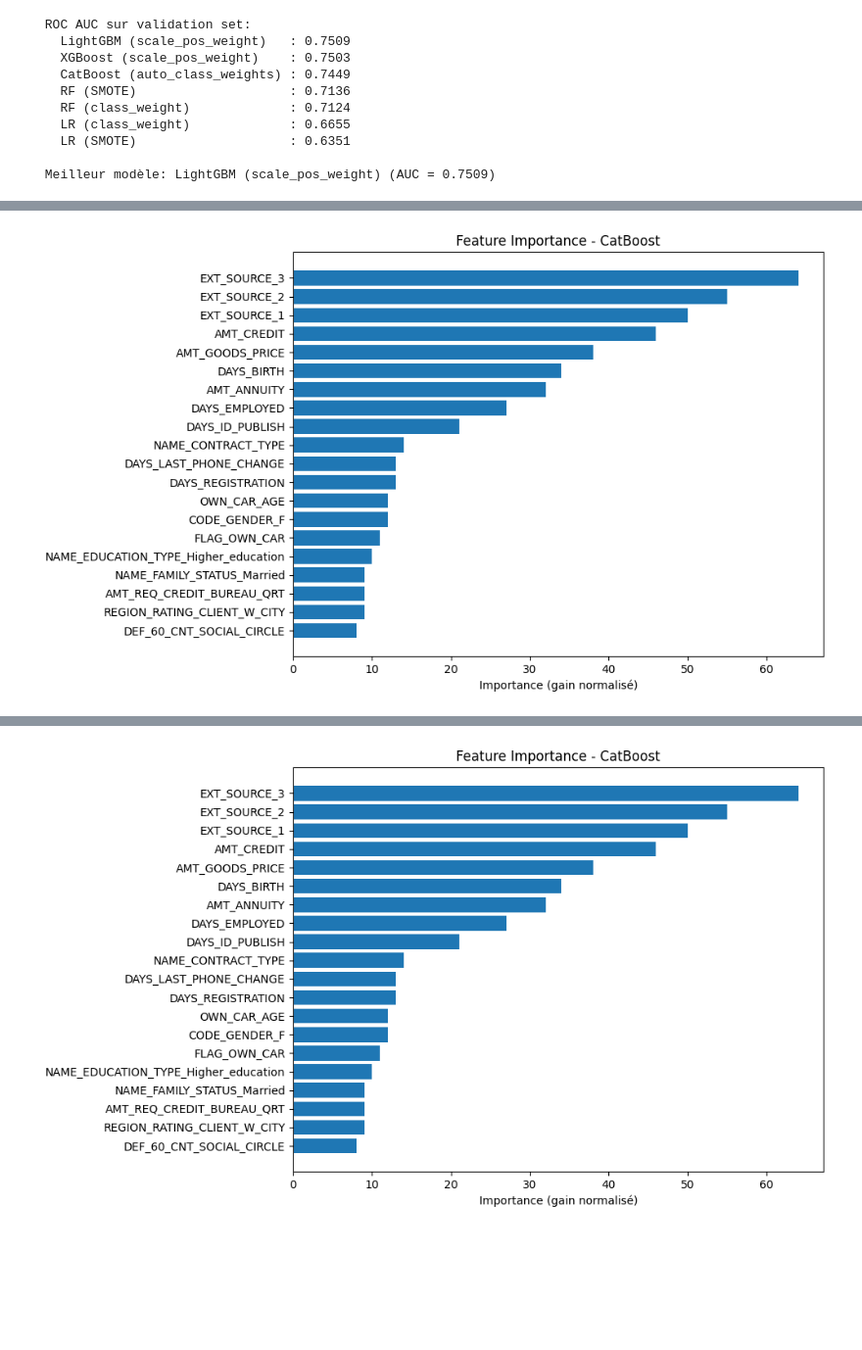
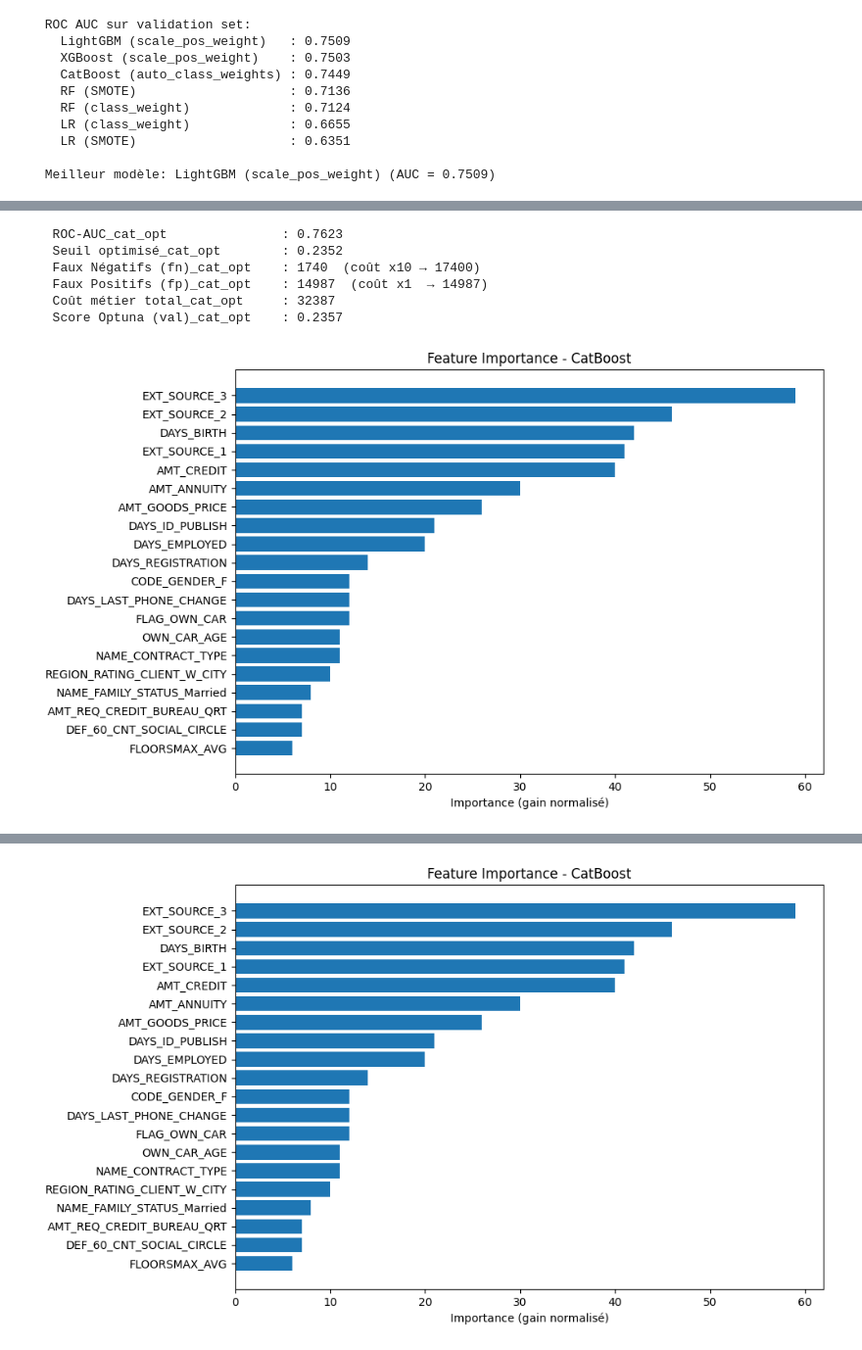
Before and after one commit to christophesallessacareau-boop/Initiez_vous_au_ML_Ops, a Jupyter notebook: main.ipynb, the cells around one changed output, grey strips where cells are left out. Shown at 98% size. Cells and saved outputs as stored; diff of their text form; code cells hidden in the pictures; blank space fills up the shorter version.

```diff
--- a/main.ipynb
+++ b/main.ipynb
@@ -1287,7 +1355,27 @@ model_best_cat.fit(X_train, y_train)
 y_val_proba_cat = model_best_cat.predict_proba(X_val)[:, 1]
 y_val_pred_cat = (y_val_proba_cat > best_threshold_cat).astype(int)
 
-roc_auc_cat = roc_auc_score(y_val, y_val_proba_cat)
+# Métriques métier sur le SET DE VALIDATION
+roc_auc_cat_opt = roc_auc_score(y_val, y_val_proba_cat)
+
+tn_val_cat_opt , fp_val_cat_opt, fn_val_cat_opt , tp_val_cat_opt  = confusion_matrix(y_val, y_val_pred_cat).ravel()
+cost_val_cat_opt  = fn_val_cat_opt  * 10 + fp_val_cat_opt  * 1
+score_val_cat_opt  = roc_auc_cat_opt  - (cost_val_cat_opt  / len(y_val))
+
+print(f"  ROC-AUC_cat_opt               : {roc_auc_cat_opt:.4f}")
+print(f"  Seuil optimisé_cat_opt        : {best_threshold_cat:.4f}")
+print(f"  Faux Négatifs (fn)_cat_opt    : {fn_val_cat_opt}  (coût x10 → {fn_val_cat_opt * 10})")
+print(f"  Faux Positifs (fp)_cat_opt    : {fp_val_cat_opt}  (coût x1  → {fp_val_cat_opt * 1})")
+print(f"  Coût métier total_cat_opt     : {cost_val_cat_opt}")
+print(f"  Score Optuna (val)_cat_opt    : {score_val_cat_opt:.4f}")
+
+
+# Feature Importance
+feature_importance = model_best.feature_importances_
+feature_names = X_train.columns
+sorted_idx = feature_importance.argsort()[::-1]
+sorted_importance = feature_importance[sorted_idx]
+sorted_names = feature_names[sorted_idx]
 
 # Plot
 plt.figure(figsize=(10, 6))
@@ -1298,10 +1386,17 @@ plt.tight_layout()
 plt.show()
 
 
-with mlflow.start_run(run_name="CatBoost_Optuna_Optimized"):
+with mlflow.start_run(run_name="CatBoost_Optuna_Optimized") as run:
+
     mlflow.log_params(best_params_cat)
     mlflow.log_param("optimized_threshold", best_threshold_cat)
-    mlflow.log_metric("roc_auc", roc_auc_cat)
+
+    mlflow.log_metric("roc_auc_cat_opt", roc_auc_cat_opt)
+    mlflow.log_metric("fn_val_cat_opt", fn_val_cat_opt)
+    mlflow.log_metric("fp_val_cat_opt", fp_val_cat_opt)
+    mlflow.log_metric("cost_val_cat_opt", cost_val_cat_opt)
+    mlflow.log_metric("score_val_cat_opt", score_val_cat_opt)
+
     mlflow.catboost.log_model(model_best_cat, "model")
 
     fig, ax = plt.subplots(figsize=(10, 6))
@@ -1310,4 +1405,13 @@ with mlflow.start_run(run_name="CatBoost_Optuna_Optimized"):
     ax.set_title("Feature Importance - CatBoost")
     plt.tight_layout()
     mlflow.log_figure(fig, "feature_importance.png")
+
+    # Récupération automatique du run_id
+    run_id = run.info.run_id
+
+# Register
+mlflow.register_model(
+    f"runs:/{run_id}/model",
+    "CatBoost_Optuna_Optimized"
+)
 # %% [output]
@@ -1331 +1435,7 @@ with mlflow.start_run(run_name="CatBoost_Optuna_Optimized"):
+  ROC-AUC_cat_opt               : 0.7623
+  Seuil optimisé_cat_opt        : 0.2352
+  Faux Négatifs (fn)_cat_opt    : 1740  (coût x10 → 17400)
+  Faux Positifs (fp)_cat_opt    : 14987  (coût x1  → 14987)
+  Coût métier total_cat_opt     : 32387
+  Score Optuna (val)_cat_opt    : 0.2357
-[figure, old version]
+[figure, new version]
@@ -1333 +1443 @@ with mlflow.start_run(run_name="CatBoost_Optuna_Optimized"):
-[figure, old version]
+[figure, new version]
```
Also changed, not shown: parts of 5 cells of this notebook.
